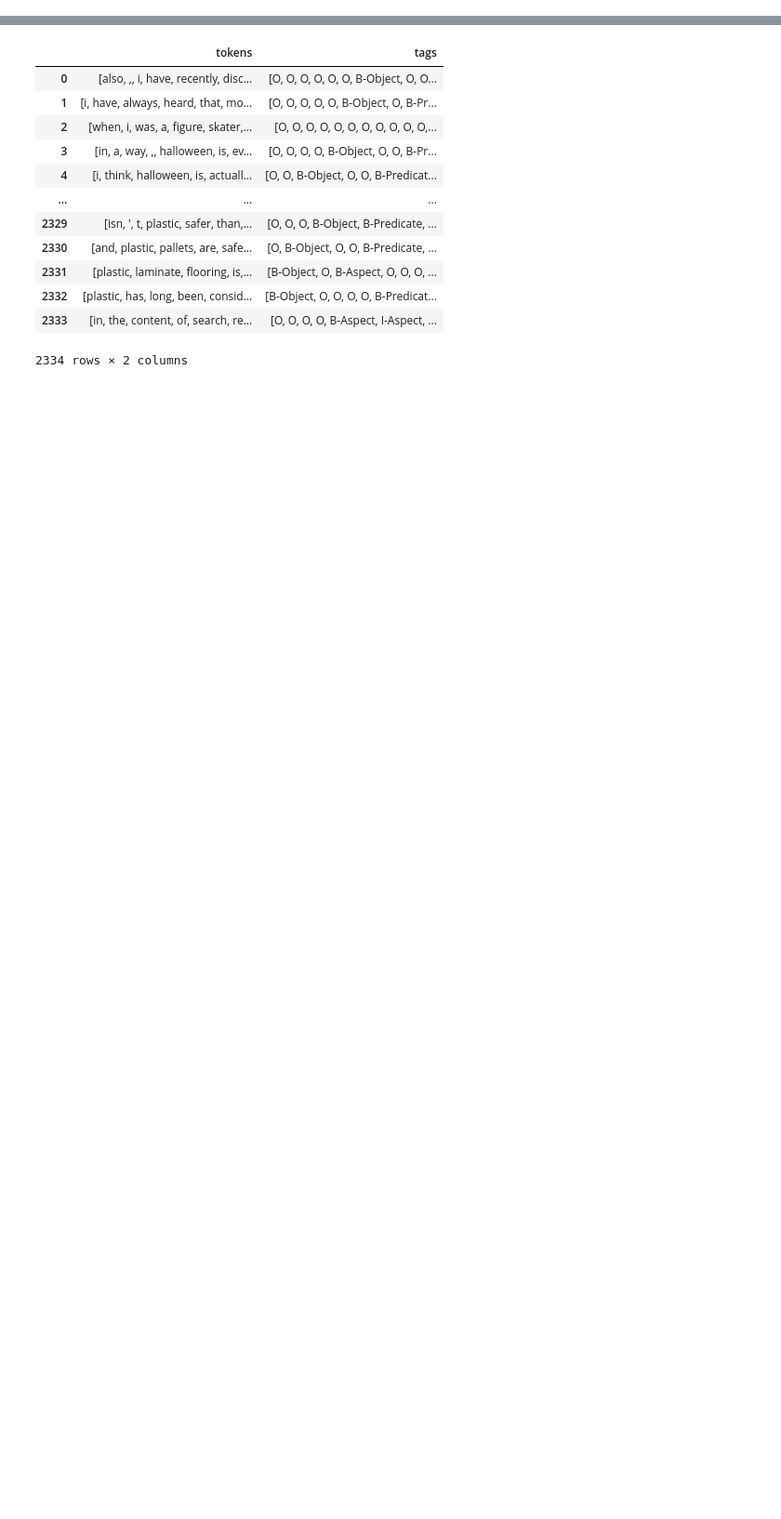
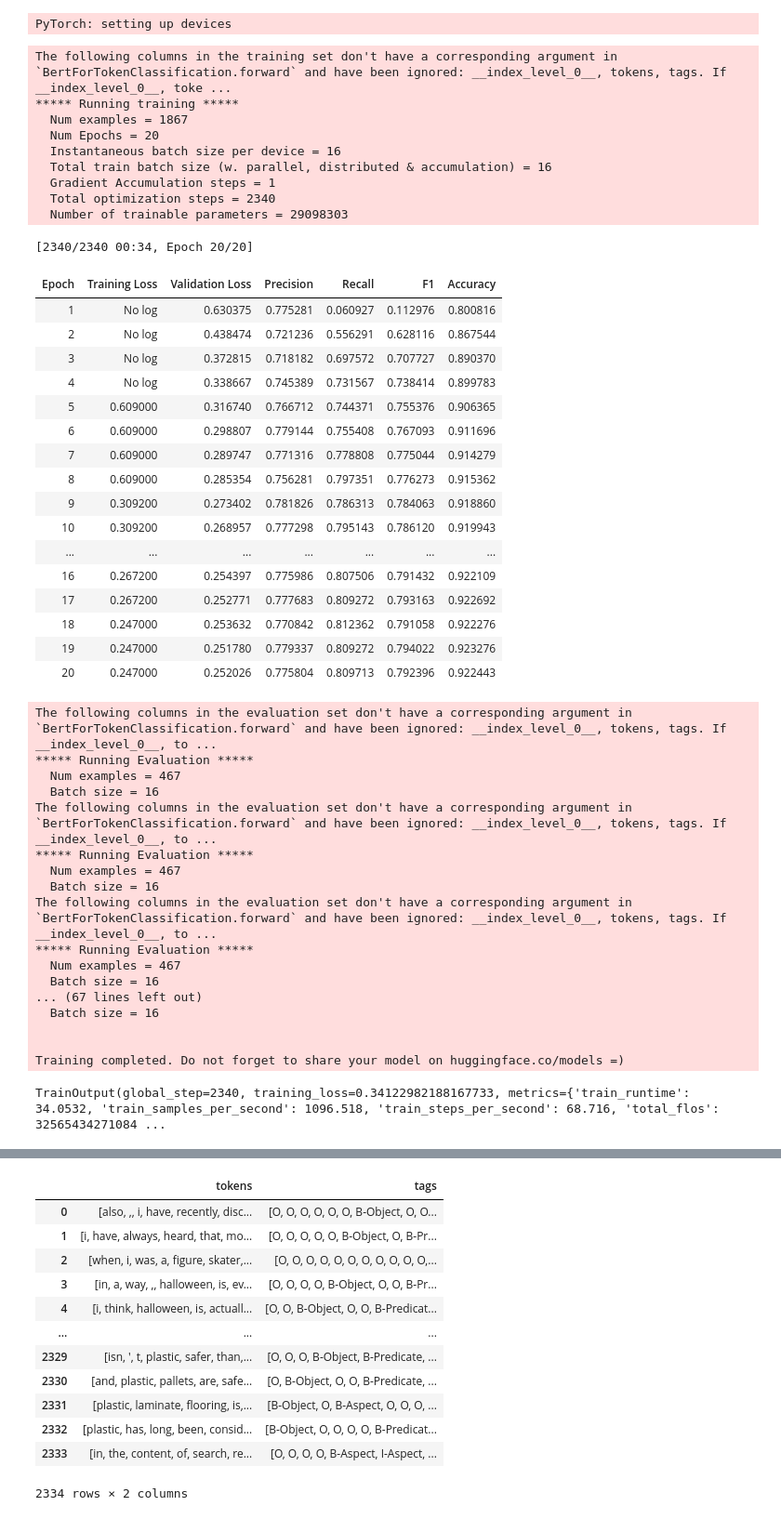
Before and after one commit to v-yurchenko/transformers, a Jupyter notebook: task1_NER_on_BERT.ipynb, the cells around one changed output, grey strips where cells are left out. Shown at 93% size. Saved outputs shown, nothing was run; the diff lists cells and outputs as text; code cells hidden in the pictures; blank space fills up the shorter version.

```diff
--- a/task1_NER_on_BERT.ipynb
+++ b/task1_NER_on_BERT.ipynb
@@ -8,0 +219,6 @@ from sklearn.metrics import f1_score
+# %%
+metric = load_metric("seqeval")
+# %%
+example = ner_dataset['train'][4]
+labels = example['tags']
+metric.compute(predictions=[labels], references=[labels])
@@ -8,0 +293,73 @@ from sklearn.metrics import f1_score
+# %%
+args = TrainingArguments(
+    "ner",
+    evaluation_strategy = "epoch",
+    learning_rate=1e-5,
+    per_device_train_batch_size=batch_size,
+    per_device_eval_batch_size=batch_size,
+    num_train_epochs=20,
+    weight_decay=0.01,
+    save_strategy='no',
+    report_to='none',
+    include_inputs_for_metrics=True,
+)
+# %% [output]
+PyTorch: setting up devices
+# %%
+trainer = Trainer(
+    model,
+    args,
+    train_dataset=tokenized_datasets["train"],
+    eval_dataset=tokenized_datasets["test"],
+    data_collator=data_collator,
+    tokenizer=tokenizer,
+    compute_metrics=compute_metrics
+)
+# %%
+trainer.train()
+# %% [output]
+The following columns in the training set don't have a corresponding argument in `BertForTokenClassification.forward` and have been ignored: __index_level_0__, tokens, tags. If __index_level_0__, toke ...
+***** Running training *****
+  Num examples = 1867
+  Num Epochs = 20
+  Instantaneous batch size per device = 16
+  Total train batch size (w. parallel, distributed & accumulation) = 16
+  Gradient Accumulation steps = 1
+  Total optimization steps = 2340
+  Number of trainable parameters = 29098303
+[2340/2340 00:34, Epoch 20/20]
+| Epoch | Training Loss | Validation Loss | Precision | Recall | F1 | Accuracy |
+| 1 | No log | 0.630375 | 0.775281 | 0.060927 | 0.112976 | 0.800816 |
+| 2 | No log | 0.438474 | 0.721236 | 0.556291 | 0.628116 | 0.867544 |
+| 3 | No log | 0.372815 | 0.718182 | 0.697572 | 0.707727 | 0.890370 |
+| 4 | No log | 0.338667 | 0.745389 | 0.731567 | 0.738414 | 0.899783 |
+| 5 | 0.609000 | 0.316740 | 0.766712 | 0.744371 | 0.755376 | 0.906365 |
+| 6 | 0.609000 | 0.298807 | 0.779144 | 0.755408 | 0.767093 | 0.911696 |
+| 7 | 0.609000 | 0.289747 | 0.771316 | 0.778808 | 0.775044 | 0.914279 |
+| 8 | 0.609000 | 0.285354 | 0.756281 | 0.797351 | 0.776273 | 0.915362 |
+| 9 | 0.309200 | 0.273402 | 0.781826 | 0.786313 | 0.784063 | 0.918860 |
+| 10 | 0.309200 | 0.268957 | 0.777298 | 0.795143 | 0.786120 | 0.919943 |
+| ... | ... | ... | ... | ... | ... | ... |
+| 16 | 0.267200 | 0.254397 | 0.775986 | 0.807506 | 0.791432 | 0.922109 |
+| 17 | 0.267200 | 0.252771 | 0.777683 | 0.809272 | 0.793163 | 0.922692 |
+| 18 | 0.247000 | 0.253632 | 0.770842 | 0.812362 | 0.791058 | 0.922276 |
+| 19 | 0.247000 | 0.251780 | 0.779337 | 0.809272 | 0.794022 | 0.923276 |
+| 20 | 0.247000 | 0.252026 | 0.775804 | 0.809713 | 0.792396 | 0.922443 |
+The following columns in the evaluation set don't have a corresponding argument in `BertForTokenClassification.forward` and have been ignored: __index_level_0__, tokens, tags. If __index_level_0__, to ...
+***** Running Evaluation *****
+  Num examples = 467
+  Batch size = 16
+The following columns in the evaluation set don't have a corresponding argument in `BertForTokenClassification.forward` and have been ignored: __index_level_0__, tokens, tags. If __index_level_0__, to ...
+***** Running Evaluation *****
+  Num examples = 467
+  Batch size = 16
+The following columns in the evaluation set don't have a corresponding argument in `BertForTokenClassification.forward` and have been ignored: __index_level_0__, tokens, tags. If __index_level_0__, to ...
+***** Running Evaluation *****
+  Num examples = 467
+  Batch size = 16
+... (67 lines left out)
+  Batch size = 16
+
+
+Training completed. Do not forget to share your model on huggingface.co/models =)
+TrainOutput(global_step=2340, training_loss=0.34122982188167733, metrics={'train_runtime': 34.0532, 'train_samples_per_second': 1096.518, 'train_steps_per_second': 68.716, 'total_flos': 32565434271084 ...
```
Also changed, not shown: parts of 59 cells of this notebook, 5 other files.
